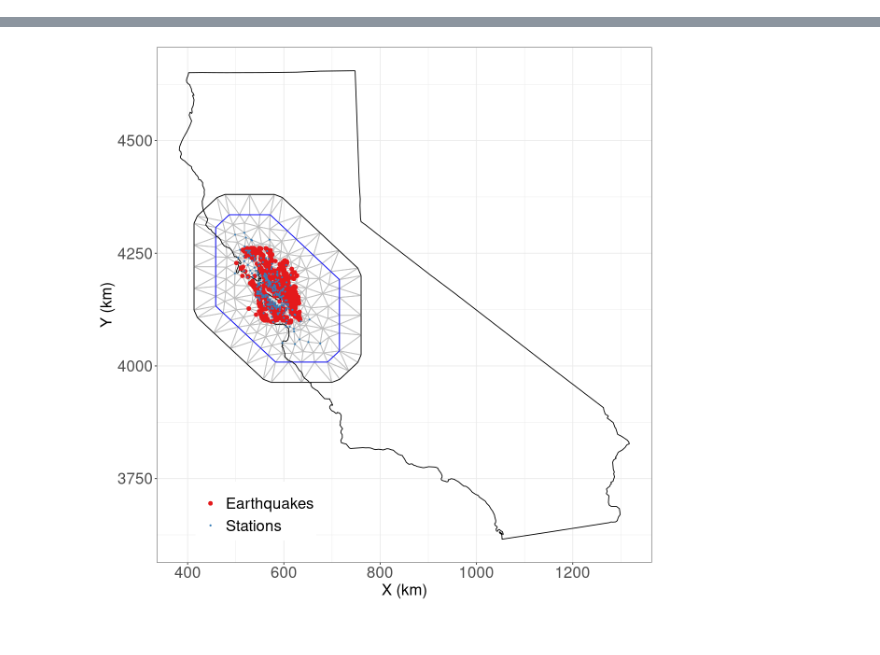
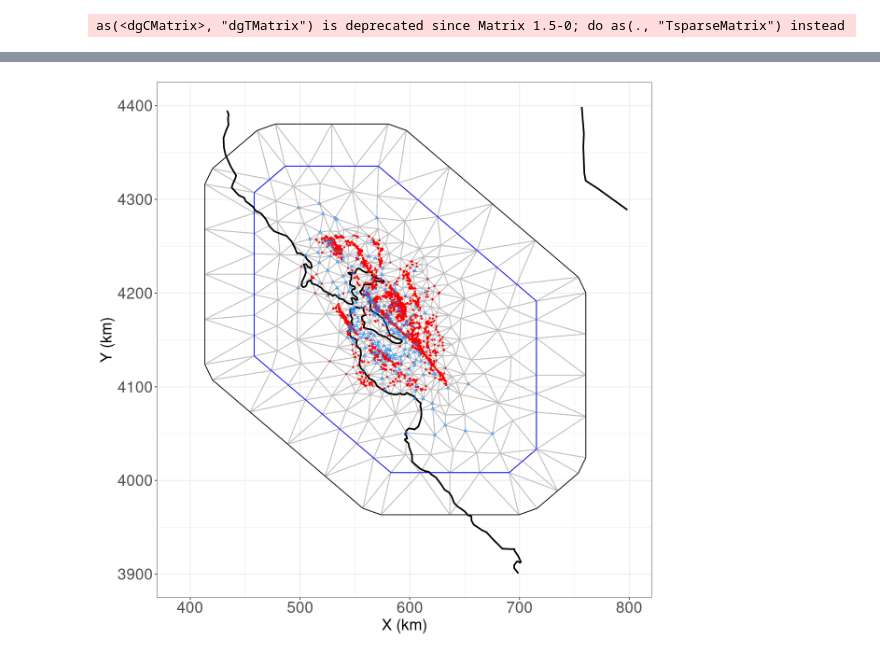
Before and after one commit to wangyf/NonergodicSD, a Jupyter notebook: nonergodic.ipynb, the cells around one changed output, grey strips where cells are left out. Cells and saved outputs as stored; diff of their text form; code cells hidden in the pictures.

```diff
--- a/nonergodic.ipynb
+++ b/nonergodic.ipynb
@@ -132,15 +116,10 @@ df_inla_covar <- data.frame(intcp = 1, eq = eq_id, sta = sta_id)
 # %%
-#spatial model
-#---   ---   ---   ---   ---   ---
-#input arguments
-edge_max     <- mesh_edge_max
-inner_offset <- mesh_inner_offset
-outer_offset <- mesh_outer_offset
-
 #domain mesh
 mesh <- inla.mesh.2d(loc=rbind(as.matrix(X_eq),as.matrix(X_sta)) ,
                     max.edge = c(1,5)*edge_max,
                     cutoff = 3, offset = c(inner_offset, outer_offset))
+# %% [output]
+as(<dgCMatrix>, "dgTMatrix") is deprecated since Matrix 1.5-0; do as(., "TsparseMatrix") instead
 # %%
 options(repr.plot.width=10, repr.plot.height=10)
 # Plotting
@@ -159,12 +138,13 @@ map_nv[,c('X','Y')] <- map_nv_utm[,c('X','Y')]/1000
 
   #Earthquake - Station Mesh
   pl_mesh  <- ggplot() + theme_bw() + gg(mesh) +
-              geom_path(data=map_ca, aes(x=X,y=Y), color='black') +
-              geom_point(data=X_eq, aes(x=eqX,y=eqY, size=as.factor('EQ'), color=as.factor('EQ'))) +
-              geom_point(data=X_sta, aes(x=staX,y=staY, size=as.factor('STA'), color=as.factor('STA'))) +
+              geom_path(data=map_ca, aes(x=X,y=Y), color='black',size=1) +
+              geom_point(data=X_eq, aes(x=eqX,y=eqY),size=0.5,color='red') +
+              geom_point(data=X_sta, aes(x=staX,y=staY),size=2,shape=2,color='dodgerblue') +
               scale_size_manual(values=c(2.0,0.5), labels = c('Earthquakes','Stations'), name=element_blank()) +
               scale_color_manual(values=c(set1[1],set1[2]), labels = c('Earthquakes','Stations'), name=element_blank()) +
               labs(x="X (km)", y="Y (km)") +
+              xlim(390,800) + ylim(3900,4400) +
               theme(plot.title=element_text(size=20), axis.title=element_text(size=20),
                     axis.text.y=element_text(size=20), axis.text.x=element_text(size=20),
                     legend.key.size = unit(1, 'cm'), legend.text=element_text(size=20),
@@ -174,3 +156,3 @@ print(pl_mesh)
-[figure, old version]
+[figure, new version]
 # %%
 alpha = 2
```
Also changed, not shown: parts of 20 cells of this notebook, 15 other files.
